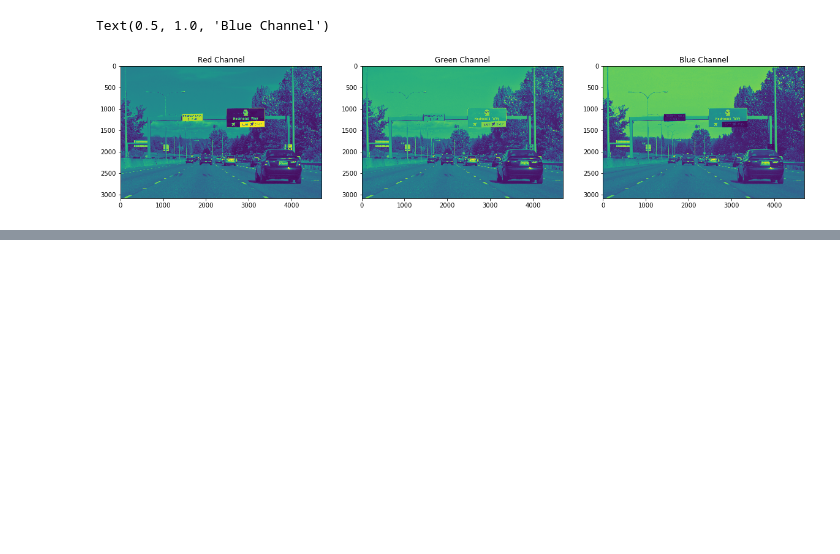
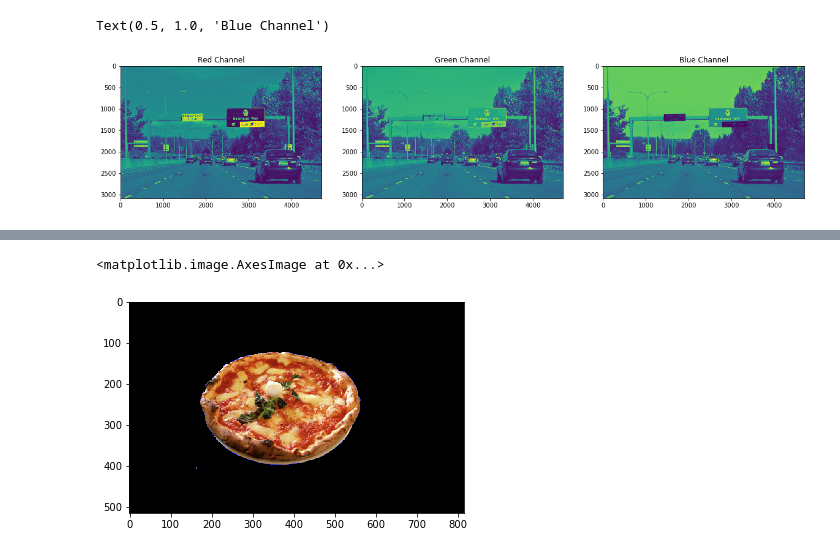
Before and after one commit to gitSuyash/Computer-Vision-Notebooks, a Jupyter notebook: 2. RGB Colorspace.ipynb, the cells around one changed output, grey strips where cells are left out. Drawn from its saved outputs; the diff is of its cells as text; code cells hidden in the pictures; blank space fills up the shorter version.

```diff
--- a/2. RGB Colorspace.ipynb
+++ b/2. RGB Colorspace.ipynb
@@ -41,0 +66,7 @@ Text(0.5, 1.0, 'Blue Channel')
+# %%
+image_copy[mask != 0 ] =[0,0,0]
+
+plt.imshow(image_copy)
+# %% [output]
+<matplotlib.image.AxesImage at 0x...>
+[figure, added]
```
Also changed, not shown: parts of 7 cells of this notebook, 1 other file.
